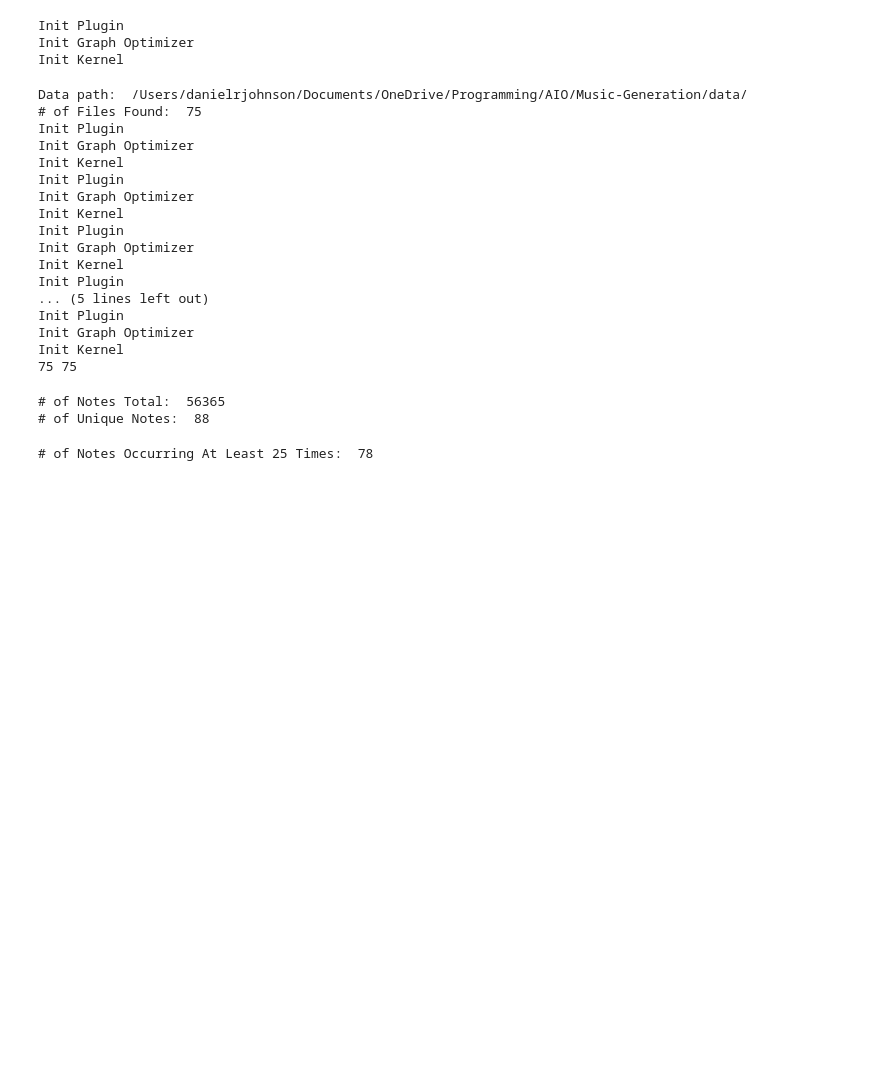
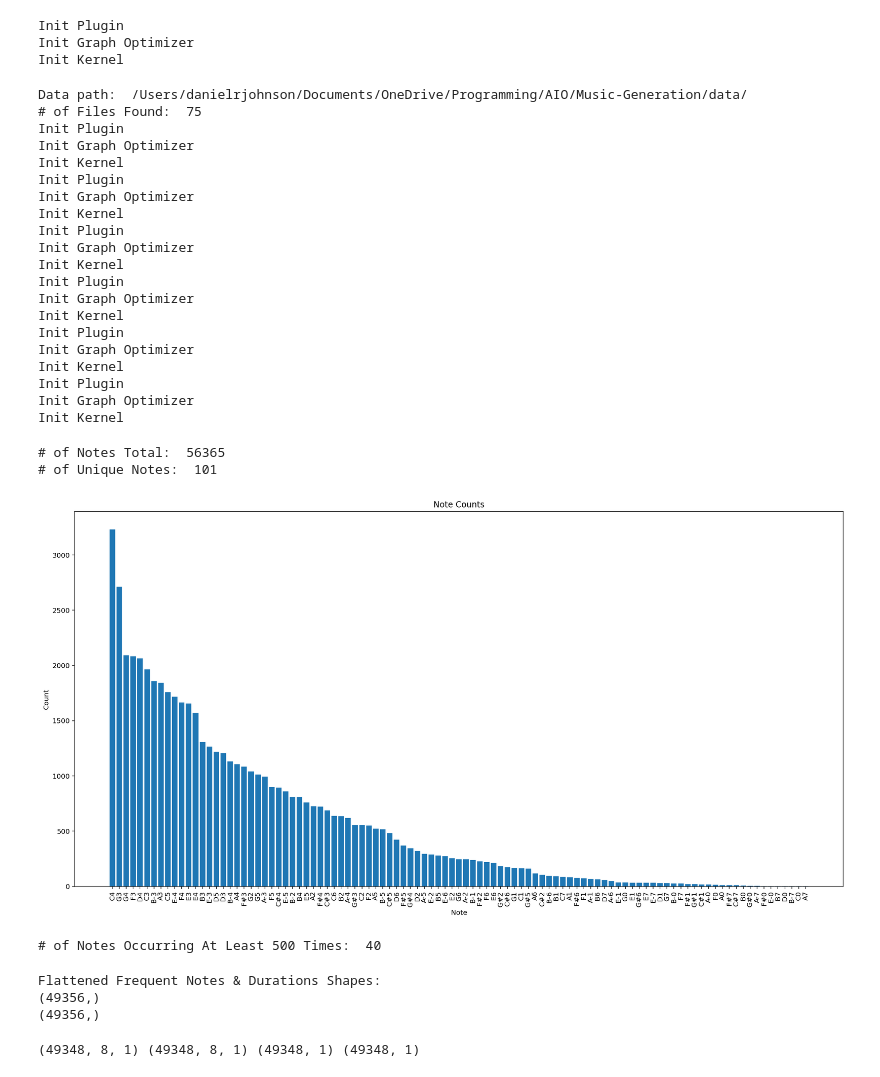
Before and after one commit to benlottes/Music-Generation, a Jupyter notebook: produce_note_model.ipynb, the cells around one changed output. Saved outputs shown, nothing was run; the diff lists cells and outputs as text; code cells hidden in the pictures; blank space fills up the shorter version.

```diff
--- a/produce_note_model.ipynb
+++ b/produce_note_model.ipynb
@@ -24,9 +25,7 @@ midi_file_paths = [path + i for i in os.listdir(path) if i.endswith(".mid")]
 print("# of Files Found: ", len(midi_file_paths))
 
 with Pool(processes=6, initializer=mute) as p: # send excessive output to devnull
-    note_data_by_file, dur_data_by_file = zip(*p.starmap(read_midi, zip(midi_file_paths, [False]*len(midi_file_paths))))
-
-print(len(note_data_by_file), len(dur_data_by_file))
+    note_objects_by_file, note_strings_by_file = zip(*p.map(read_midi, midi_file_paths))
 # %% [output]
 Data path:  /Users/danielrjohnson/Documents/OneDrive/Programming/AIO/Music-Generation/data/
 # of Files Found:  75
@@ -40,26 +39,41 @@ Init Plugin
 Init Graph Optimizer
 Init Kernel
 Init Plugin
-... (5 lines left out)
+Init Graph Optimizer
+Init Kernel
 Init Plugin
 Init Graph Optimizer
 Init Kernel
-75 75
+Init Plugin
+Init Graph Optimizer
+Init Kernel
 # %%
 #list comp to flatten
-flattened_note_data = [element for note_ in note_data_by_file for element in note_]
-print("# of Notes Total: ", len(flattened_note_data))
+flattened_note_strings = [element for note_ in note_strings_by_file for element in note_]
+flattened_note_objects = [element for note_ in note_objects_by_file for element in note_]
+print("# of Notes Total: ", len(flattened_note_strings))
 
-all_unique_notes = list(set(flattened_note_data))
+all_unique_notes = list(set(flattened_note_strings))
 print("# of Unique Notes: ", len(all_unique_notes))
 # %% [output]
 # of Notes Total:  56365
-# of Unique Notes:  88
+# of Unique Notes:  101
+# %%
+note_counts = dict(Counter(flattened_note_strings))
+
+decending_note_counts = sorted(note_counts.items(), key=lambda x: x[1], reverse=True)
+plt.figure(figsize=(20,10))
+plt.bar(range(len(decending_note_counts)), [i[1] for i in decending_note_counts])
+plt.xticks(range(len(decending_note_counts)), [i[0] for i in decending_note_counts], rotation=90)
+plt.title("Note Counts")
+plt.xlabel("Note")
+plt.ylabel("Count")
+plt.show()
+# %% [output]
+[figure, added]
 # %%
-note_counts = dict(Counter(flattened_note_data))
-
-MIN_COUNT = 25
-frequent_notes = [note_ for note_, count in note_counts.items() if count >= MIN_COUNT]
-print("# of Notes Occurring At Least", MIN_COUNT, "Times: ", len(frequent_notes))
+MIN_COUNT = 500
+frequent_note_strings = [note_ for note_, count in note_counts.items() if count >= MIN_COUNT]
+print("# of Notes Occurring At Least", MIN_COUNT, "Times: ", len(frequent_note_strings))
 # %% [output]
-# of Notes Occurring At Least 25 Times:  78
+# of Notes Occurring At Least 500 Times:  40
@@ -86,3 +80,35 @@ y_duration = np.array(y_duration)
+# %%
+freq_note_strings = [note_ for note_ in flattened_note_strings if note_ in frequent_note_strings]
+freq_durations = [note_.duration.type for note_ in flattened_note_objects if str(note_.pitch) in frequent_note_strings]
+
+freq_note_strings = np.array(freq_note_strings)
+freq_durations = np.array(freq_durations)
+
+print("Flattened Frequent Notes & Durations Shapes:")
+print(freq_note_strings.shape)
+print(freq_durations.shape)
+# %% [output]
+Flattened Frequent Notes & Durations Shapes:
+(49356,)
+(49356,)
+# %%
+n_timesteps = 8
+X_note, X_dur, y_note, y_dur = [], [], [], []
+
+for i in range(0, len(freq_note_strings) - n_timesteps):
+    X_note.append([freq_note_strings[i: i + n_timesteps]])
+    X_dur.append([freq_durations[i: i + n_timesteps]])
+    y_note.append([freq_note_strings[i + n_timesteps]])
+    y_dur.append([freq_durations[i + n_timesteps]])
+
+X_note = np.array(X_note).reshape(-1, n_timesteps, 1)
+X_dur = np.array(X_dur).reshape(-1, n_timesteps, 1)
+y_note = np.array(y_note)
+y_dur = np.array(y_dur)
+
+print(X_note.shape, X_dur.shape, y_note.shape, y_dur.shape)
+# %% [output]
+(49348, 8, 1) (49348, 8, 1) (49348, 1) (49348, 1)
 # %%
 print(np.unique(y_note))
 print(len(np.unique(y_note)))
```
Also changed, not shown: parts of 12 cells of this notebook, 4 other files.
